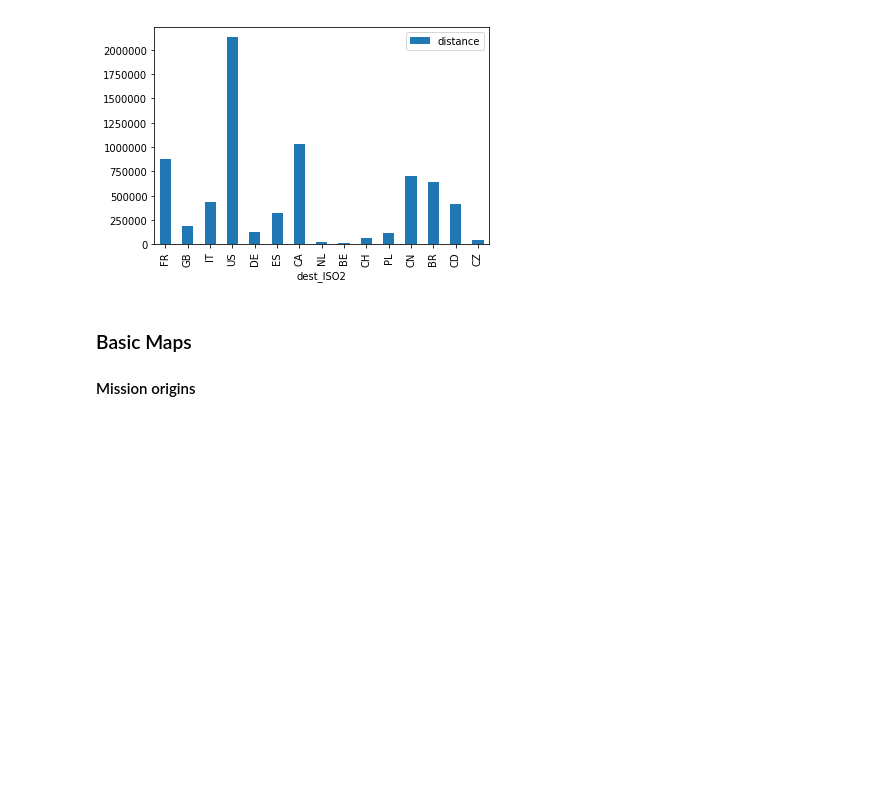
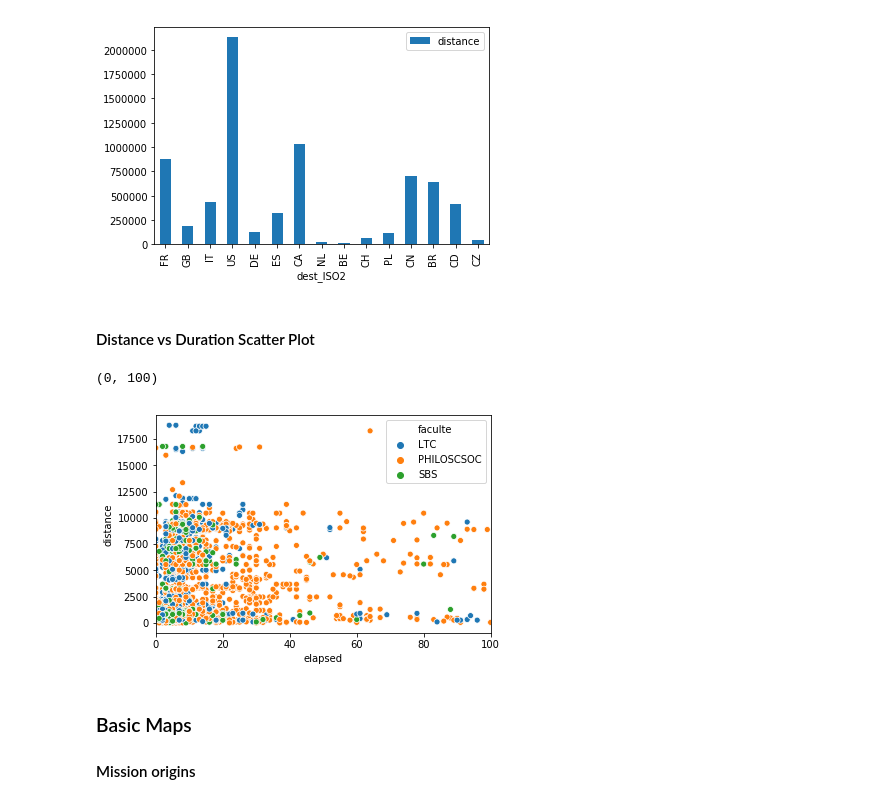
Before and after one commit to jlandercy/cookbook, a Jupyter notebook: python/api/SEM/BEP/02_Missions_Insights.ipynb, the cells around one changed output. Cells and saved outputs as stored; diff of their text form; code cells hidden in the pictures; blank space fills up the shorter version.

```diff
--- a/python/api/SEM/BEP/02_Missions_Insights.ipynb
+++ b/python/api/SEM/BEP/02_Missions_Insights.ipynb
@@ -179,6 +218,14 @@ d.loc[s.iloc[:15].index,:].plot(kind='bar')
 # %% [output]
 <matplotlib.axes._subplots.AxesSubplot at 0x...>
 [figure]
+# %% [markdown]
+#### Distance vs Duration Scatter Plot
+# %%
+axe = sns.scatterplot(y='distance', x='elapsed', hue='faculte', data=travel, x_jitter=0.1)
+axe.set_xlim([0,100])
+# %% [output]
+(0, 100)
+[figure, added]
 # %% [markdown]
 ### Basic Maps
 
```
Also changed, not shown: parts of 3 cells of this notebook.
